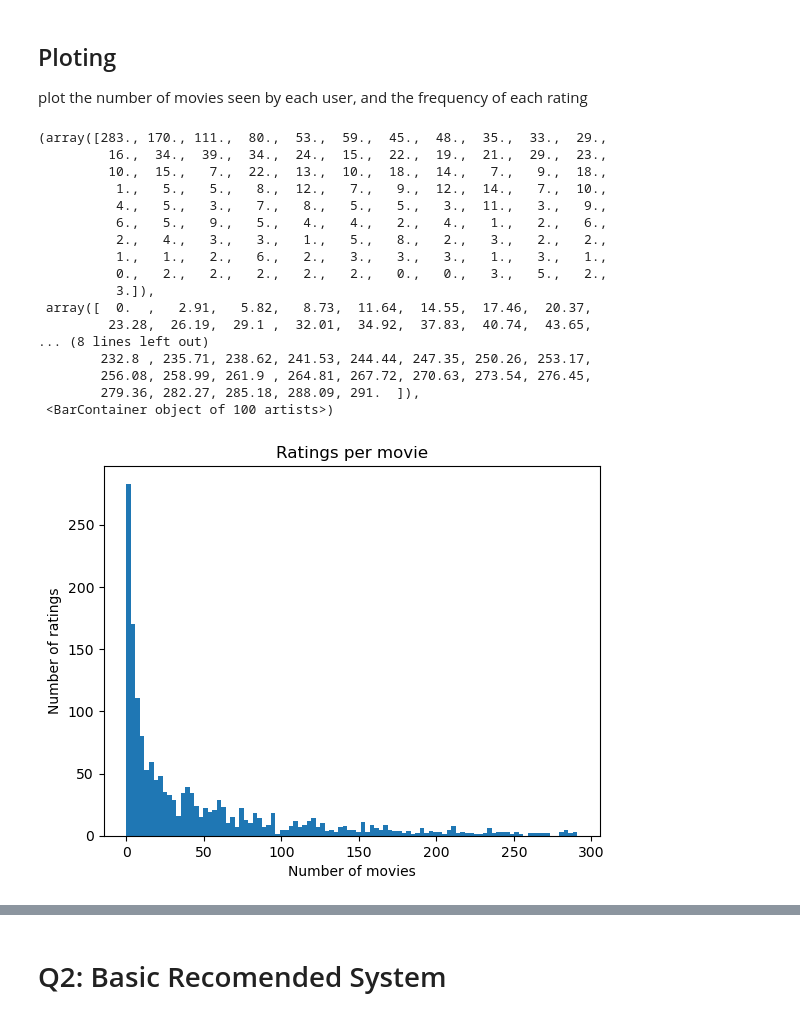
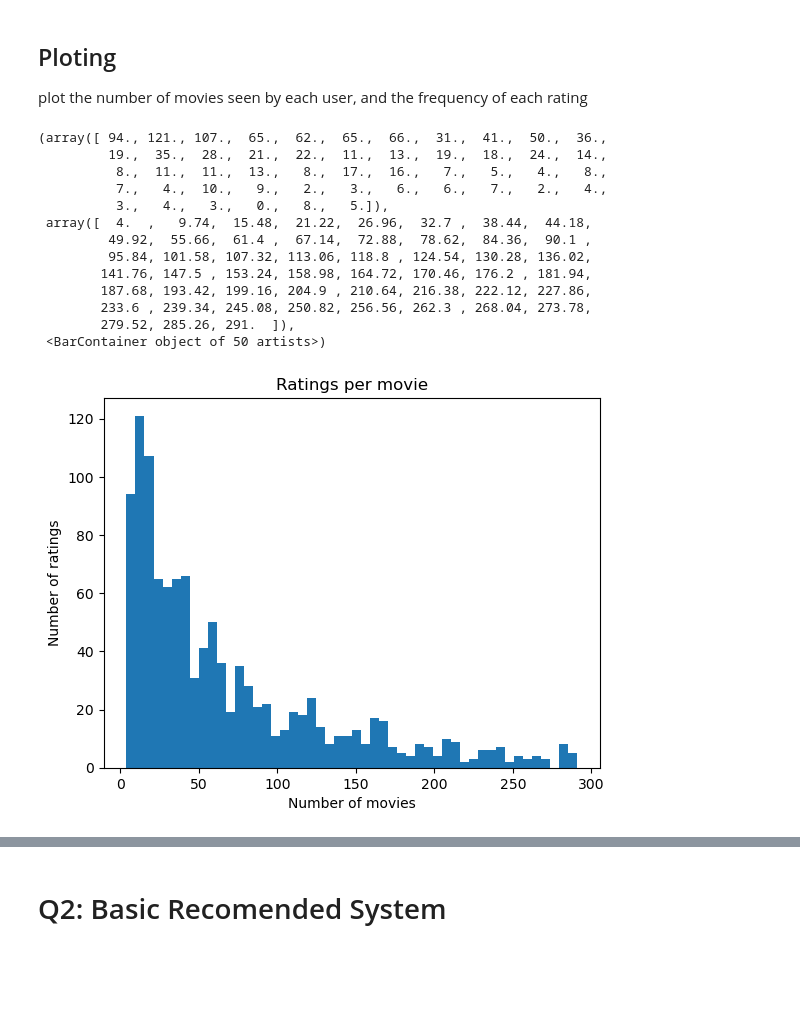
Before and after one commit to NikosKontou/6001-Project, a Jupyter notebook: project.ipynb, the cells around one changed output, grey strips where cells are left out. Drawn from its saved outputs; the diff is of its cells as text; code cells hidden in the pictures; blank space fills up the shorter version.

Commit message:
userID as index, remove movies with less than 10 ratings

```diff
--- a/project.ipynb
+++ b/project.ipynb
@@ -24,7 +24,9 @@ oSL= 3
 ## Read the data
 # %%
 uData = pd.read_csv(dataPath, sep= '\t', header= None, names=["userId", "itemId", "rating", "timestamp"])
-pivotedData = uData.pivot(index="userId", columns="itemId", values="rating").reset_index().rename_axis(None, axis=1)
+pivotedData = uData.pivot(index="userId", columns="itemId", values="rating").reset_index().rename_axis(None, axis=1).set_index(keys="userId", drop= "True")
+#make it easier to access the column names
+pivotedData.columns = pivotedData.columns.map(str)
 # %%
 # #free testing area
 
@@ -37,13 +42,14 @@ pivotedData = uData.pivot(index="userId", columns="itemId", values="rating").res
 ## Remove outliers ##
 # %%
 # for movies
-movieRatingsCount = pivotedData.drop(columns="userId").notna().sum(axis= 0)
+movieRatingsCount = pivotedData.notna().sum(axis= 0)
 movieRatingCountMu = np.mean(movieRatingsCount)
 movieRatingSigma = np.std(movieRatingsCount)
 ZMovieScore = ((movieRatingsCount - movieRatingCountMu)) / movieRatingSigma
+lessThan10 = movieRatingsCount < 9
 # %%
 # for users
-ratingsCount = pivotedData.drop(columns= ["userId"]).notna().sum(axis= 1)
+ratingsCount = pivotedData.notna().sum(axis= 1)
 mu = np.mean(ratingsCount)
 sigma = np.std(ratingsCount)
 pivotedData['ZScore'] = ((ratingsCount - mu) / sigma)
@@ -51,10 +57,11 @@ pivotedData['ZScore'] = ((ratingsCount - mu) / sigma)
 #z scores for both movies and users have been calculated in advance in order to be fair.
 #otherwise if we droped some users and later calculating the movie ZScore we would also drop their ratings which would result in mistakenly calculating some movies as outliers
 removedOutliers = pivotedData[(pivotedData.ZScore > -oSL) & (pivotedData.ZScore < oSL)].drop(columns= ["ZScore"])
-
 movieOutliers = ZMovieScore[(ZMovieScore < -oSL) | (ZMovieScore > oSL)].index
+lessThan10Indexes = lessThan10[lessThan10].index
 # Drop the columns from the DataFrame
 removedOutliers = removedOutliers.drop(columns=movieOutliers, axis=1)
+removedOutliers = removedOutliers.drop(columns=lessThan10Indexes, axis=1)
 # %% [markdown]
 ## Information ##
 # %%
@@ -77,25 +84,21 @@ removedOutliers.drop(columns= ["userId"]).describe()
 # %%
 plt.title('Ratings per movie')
 plt.xlabel("Number of movies")
 plt.ylabel("Number of ratings")
-plt.hist(removedOutliers.drop(columns = "userId").count(), bins= 100)
+plt.hist(removedOutliers.count(), bins= 50)
 # %% [output]
-(array([283., 170., 111.,  80.,  53.,  59.,  45.,  48.,  35.,  33.,  29.,
-         16.,  34.,  39.,  34.,  24.,  15.,  22.,  19.,  21.,  29.,  23.,
-         10.,  15.,   7.,  22.,  13.,  10.,  18.,  14.,   7.,   9.,  18.,
-          1.,   5.,   5.,   8.,  12.,   7.,   9.,  12.,  14.,   7.,  10.,
-          4.,   5.,   3.,   7.,   8.,   5.,   5.,   3.,  11.,   3.,   9.,
-          6.,   5.,   9.,   5.,   4.,   4.,   2.,   4.,   1.,   2.,   6.,
-          2.,   4.,   3.,   3.,   1.,   5.,   8.,   2.,   3.,   2.,   2.,
-          1.,   1.,   2.,   6.,   2.,   3.,   3.,   3.,   1.,   3.,   1.,
-          0.,   2.,   2.,   2.,   2.,   2.,   0.,   0.,   3.,   5.,   2.,
-          3.]),
- array([  0.  ,   2.91,   5.82,   8.73,  11.64,  14.55,  17.46,  20.37,
-         23.28,  26.19,  29.1 ,  32.01,  34.92,  37.83,  40.74,  43.65,
-... (8 lines left out)
-        232.8 , 235.71, 238.62, 241.53, 244.44, 247.35, 250.26, 253.17,
-        256.08, 258.99, 261.9 , 264.81, 267.72, 270.63, 273.54, 276.45,
-        279.36, 282.27, 285.18, 288.09, 291.  ]),
- <BarContainer object of 100 artists>)
+(array([ 94., 121., 107.,  65.,  62.,  65.,  66.,  31.,  41.,  50.,  36.,
+         19.,  35.,  28.,  21.,  22.,  11.,  13.,  19.,  18.,  24.,  14.,
+          8.,  11.,  11.,  13.,   8.,  17.,  16.,   7.,   5.,   4.,   8.,
+          7.,   4.,  10.,   9.,   2.,   3.,   6.,   6.,   7.,   2.,   4.,
+          3.,   4.,   3.,   0.,   8.,   5.]),
+ array([  4.  ,   9.74,  15.48,  21.22,  26.96,  32.7 ,  38.44,  44.18,
+         49.92,  55.66,  61.4 ,  67.14,  72.88,  78.62,  84.36,  90.1 ,
+         95.84, 101.58, 107.32, 113.06, 118.8 , 124.54, 130.28, 136.02,
+        141.76, 147.5 , 153.24, 158.98, 164.72, 170.46, 176.2 , 181.94,
+        187.68, 193.42, 199.16, 204.9 , 210.64, 216.38, 222.12, 227.86,
+        233.6 , 239.34, 245.08, 250.82, 256.56, 262.3 , 268.04, 273.78,
+        279.52, 285.26, 291.  ]),
+ <BarContainer object of 50 artists>)
-[figure, old version]
+[figure, new version]
 # %%
```
Also changed, not shown: parts of 5 cells of this notebook.
